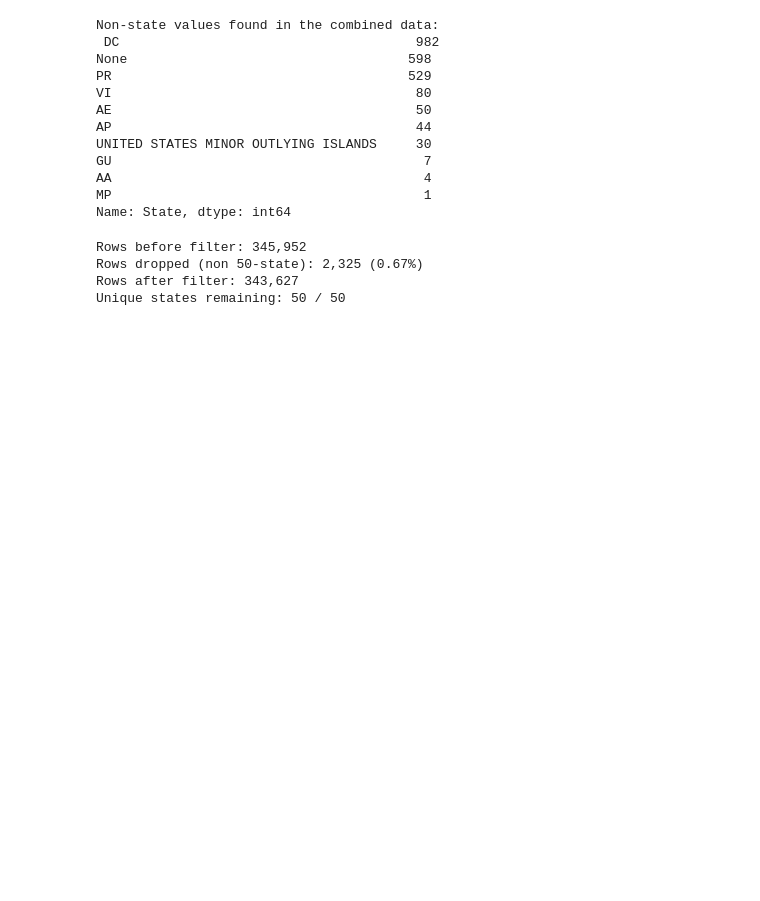
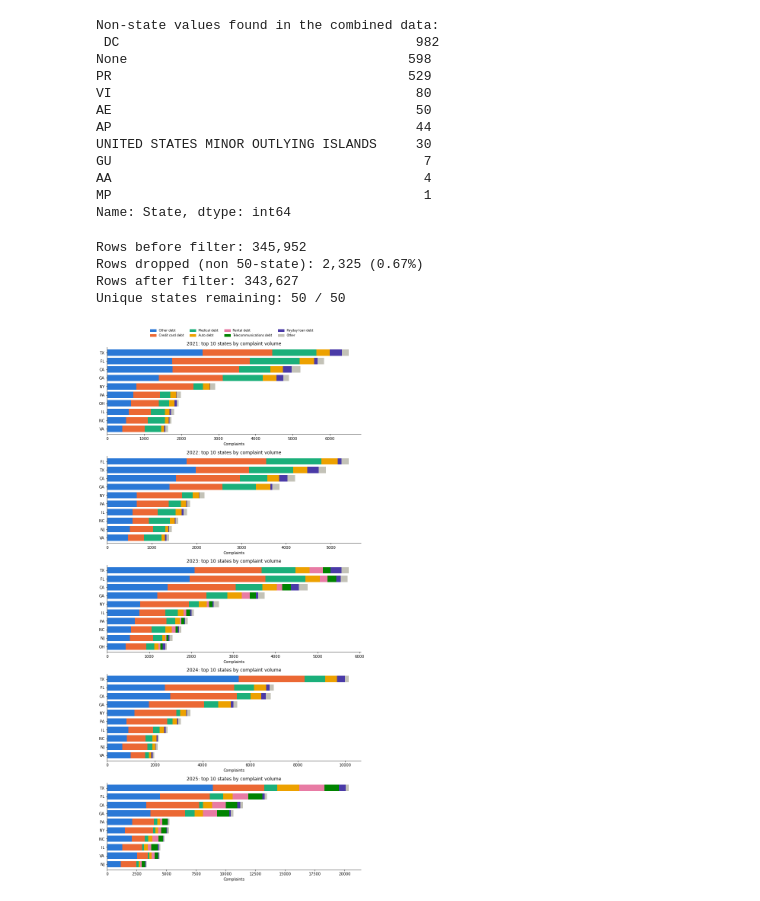
Before and after one commit to DevAmin0610/CDC-Hackathon, a Jupyter notebook: My Notebook/roshan_test.ipynb, the cells around one changed output. Cells and saved outputs as stored; diff of their text form; code cells hidden in the pictures; blank space fills up the shorter version.

Commit message:
Working on exploring the raw values (un-adjusted) and standardized value complaints for different states

```diff
--- a/My Notebook/roshan_test.ipynb
+++ b/My Notebook/roshan_test.ipynb
@@ -109,0 +133,38 @@ Unique states remaining: 50 / 50
+# %%
+# Bar panels for each year, ordered from top to bottom based on the state with the highest complaint volume
+fig, axes = plt.subplots(len(YEARS), 1, figsize=(10, 4 * len(YEARS)))
+
+for ax, year in zip(axes, YEARS):
+    top_states = top10_by_year.loc[top10_by_year['year'] == year, 'State'].tolist()
+    sub = df_states[(df_states['year'] == year) & (df_states['State'].isin(top_states))].copy()
+    sub['Sub-product_grouped'] = np.where(
+        sub['Sub-product'].isin(GLOBAL_TOP_SUBPRODUCTS), sub['Sub-product'], 'Other'
+    )
+
+    pivot = (
+        sub.groupby(['State', 'Sub-product_grouped']).size()
+        .unstack(fill_value=0)
+        .reindex(index=top_states, columns=COL_ORDER, fill_value=0)
+    )
+
+    pivot.plot(
+        kind='barh', stacked=True, ax=ax, width=0.75,
+        color=[subproduct_color[c] for c in pivot.columns],
+        legend=False,
+    )
+    ax.set_title(f'{year}: top 10 states by complaint volume')
+    ax.set_xlabel('Complaints')
+    ax.set_ylabel('')
+    ax.invert_yaxis()  # highest-volume state on top
+    for spine in ('top', 'right'):
+        ax.spines[spine].set_visible(False)
+
+# The shared legend for all panels
+handles = [plt.Rectangle((0, 0), 1, 1, color=subproduct_color[c]) for c in COL_ORDER]
+fig.legend(handles, COL_ORDER, loc='upper center', bbox_to_anchor=(0.5, 1.02),
+           ncol=4, frameon=False, fontsize=8)
+
+plt.tight_layout()
+plt.show()
+# %% [output]
+[figure, added]
```
Also changed, not shown: parts of 7 cells of this notebook.
